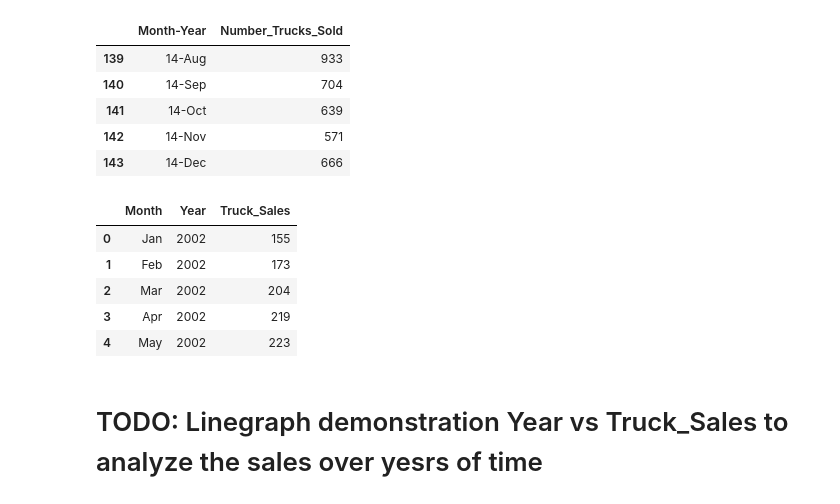
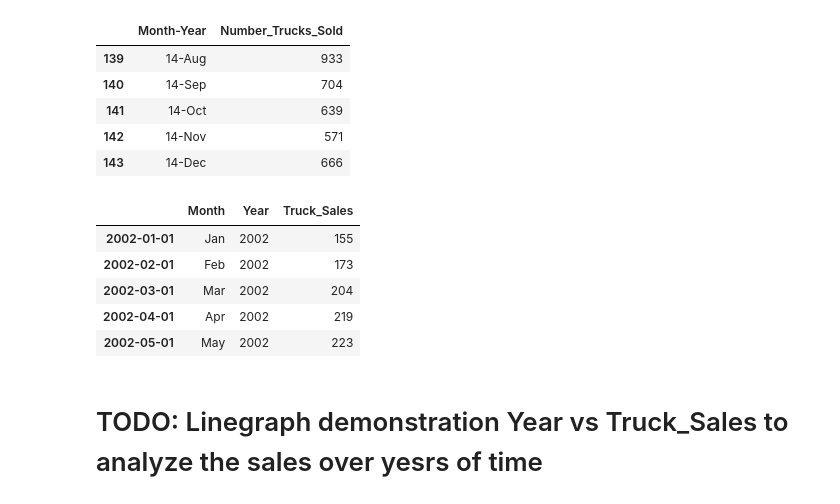
Before and after one commit to varshamqa/AIML_Practice_Repo_VSC1, a Jupyter notebook: Arima_Sarima_Varsha.ipynb, the cells around one changed output. Saved outputs shown, nothing was run; the diff lists cells and outputs as text; code cells hidden in the pictures.

```diff
--- a/Arima_Sarima_Varsha.ipynb
+++ b/Arima_Sarima_Varsha.ipynb
@@ -64,15 +64,16 @@ data['Year'] = dates.year
 data.drop(['Month-Year'], axis=1, inplace=True)
 data.rename(columns= {'Number_Trucks_Sold': 'Truck_Sales'}, inplace=True)
 data = data[['Month','Year','Truck_Sales']]
-# %%
-data.head()
-# %% [output]
-|  | Month | Year | Truck_Sales |
-| 0 | Jan | 2002 | 155 |
-| 1 | Feb | 2002 | 173 |
-| 2 | Mar | 2002 | 204 |
-| 3 | Apr | 2002 | 219 |
-| 4 | May | 2002 | 223 |
+# %%
+data.set_index(dates, inplace = True)
+data.head()
+# %% [output]
+|  | Month | Year | Truck_Sales |
+| 2002-01-01 | Jan | 2002 | 155 |
+| 2002-02-01 | Feb | 2002 | 173 |
+| 2002-03-01 | Mar | 2002 | 204 |
+| 2002-04-01 | Apr | 2002 | 219 |
+| 2002-05-01 | May | 2002 | 223 |
 # %% [markdown]
 # TODO: Linegraph demonstration Year vs Truck_Sales to analyze the sales over yesrs of time
 # %%
```
Also changed, not shown: parts of 18 cells of this notebook.
